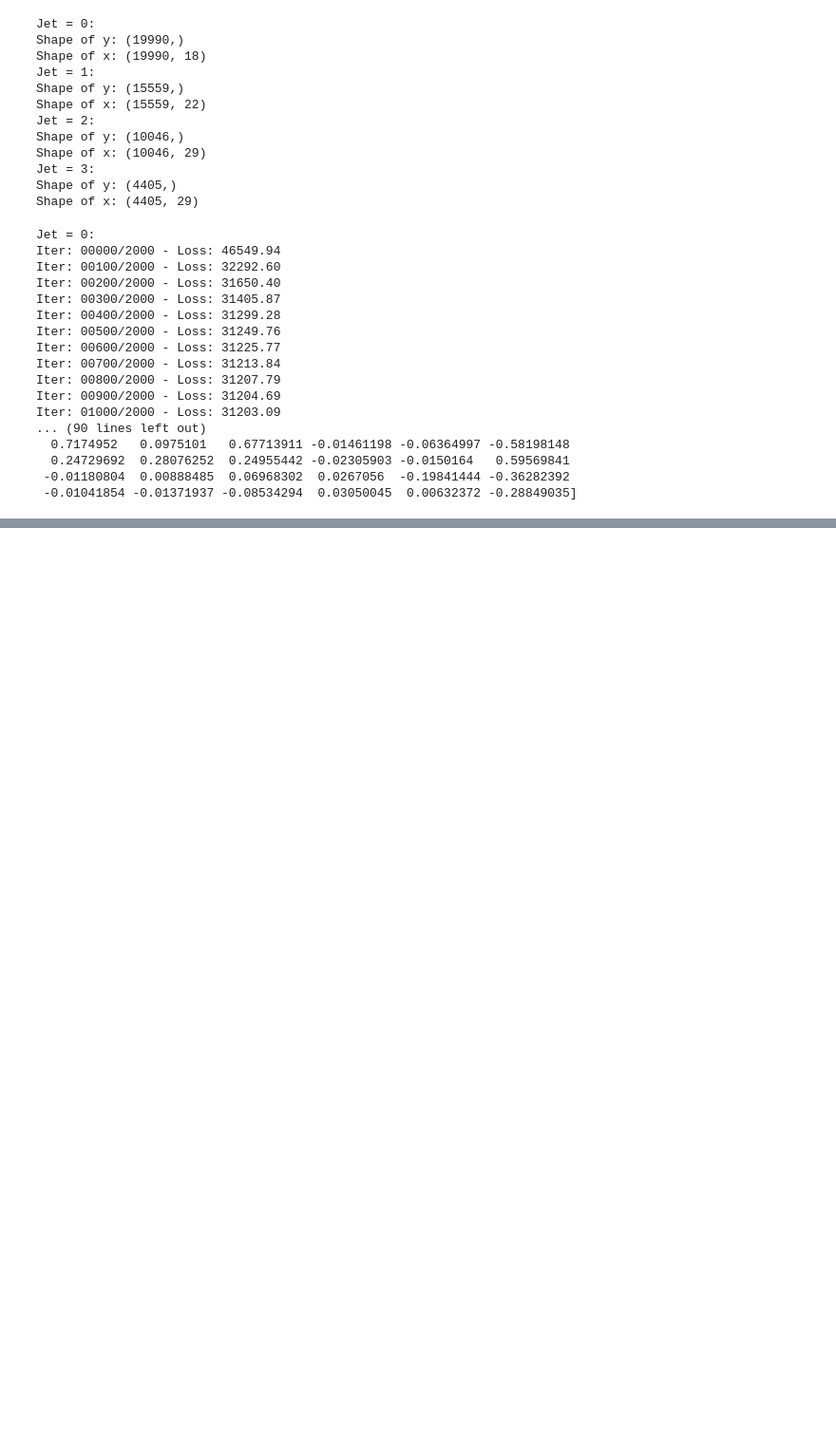
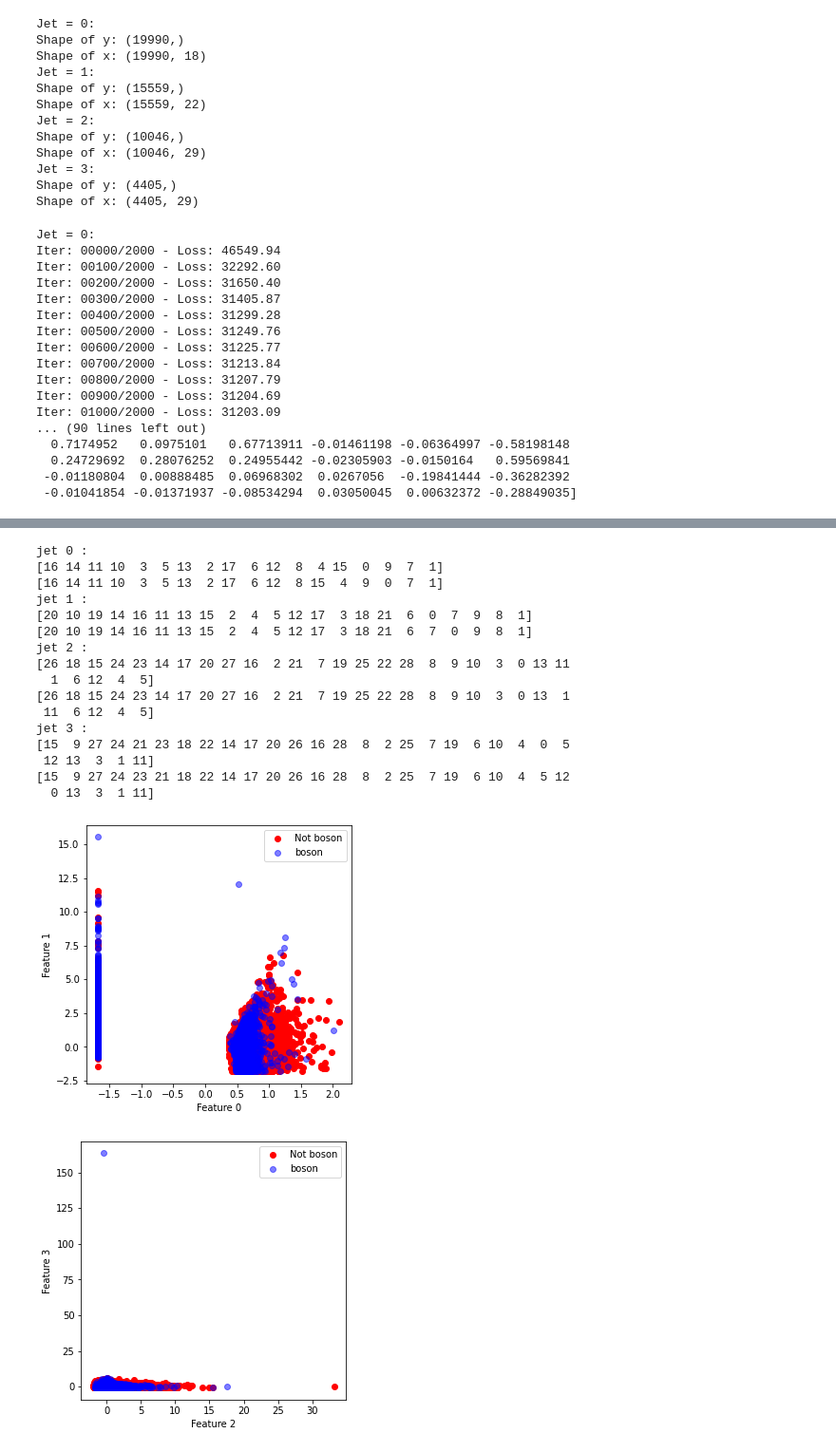
Before and after one commit to Quentin18/higgs-boson-challenge, a Jupyter notebook: scripts/main.ipynb, the cells around one changed output, grey strips where cells are left out. Shown: that part at 95% size. Cells and saved outputs as stored; diff of their text form; code cells hidden in the pictures; blank space fills up the shorter version.

```diff
--- a/scripts/main.ipynb
+++ b/scripts/main.ipynb
@@ -247,0 +228,37 @@ scatter_all_features(x_te_by_jet[2],y_te_by_jet[3])
+# %%
+from plot_utils import scatter_all_features
+from stats_tests import anova_test
+from sklearn.feature_selection import f_classif
+
+
+
+for i,x_jet,y_jet in zip(range(len(x_tr_by_jet)),x_tr_by_jet,y_tr_by_jet):
+    print(f"jet {i} :")
+    F,P=f_classif(x_jet,y_jet)
+    print(np.argsort(F))
+    f=anova_test(x_jet,y_jet,label_b=0)
+    #F,P=f_classif(x,y_jet)
+    #print(np.sort(f))
+    if i==0:
+        scatter_all_features(x_jet,y_jet)
+    if i==0:
+        plt.bar(np.argsort(P),np.sort(P))
+# %% [output]
+jet 0 :
+[16 14 11 10  3  5 13  2 17  6 12  8  4 15  0  9  7  1]
+[16 14 11 10  3  5 13  2 17  6 12  8 15  4  9  0  7  1]
+jet 1 :
+[20 10 19 14 16 11 13 15  2  4  5 12 17  3 18 21  6  0  7  9  8  1]
+[20 10 19 14 16 11 13 15  2  4  5 12 17  3 18 21  6  7  0  9  8  1]
+jet 2 :
+[26 18 15 24 23 14 17 20 27 16  2 21  7 19 25 22 28  8  9 10  3  0 13 11
+  1  6 12  4  5]
+[26 18 15 24 23 14 17 20 27 16  2 21  7 19 25 22 28  8  9 10  3  0 13  1
+ 11  6 12  4  5]
+jet 3 :
+[15  9 27 24 21 23 18 22 14 17 20 26 16 28  8  2 25  7 19  6 10  4  0  5
+ 12 13  3  1 11]
+[15  9 27 24 23 21 18 22 14 17 20 26 16 28  8  2 25  7 19  6 10  4  5 12
+  0 13  3  1 11]
+[figure, added]
+[figure, added]
```
Also changed, not shown: parts of 7 cells of this notebook, 4 other files.
